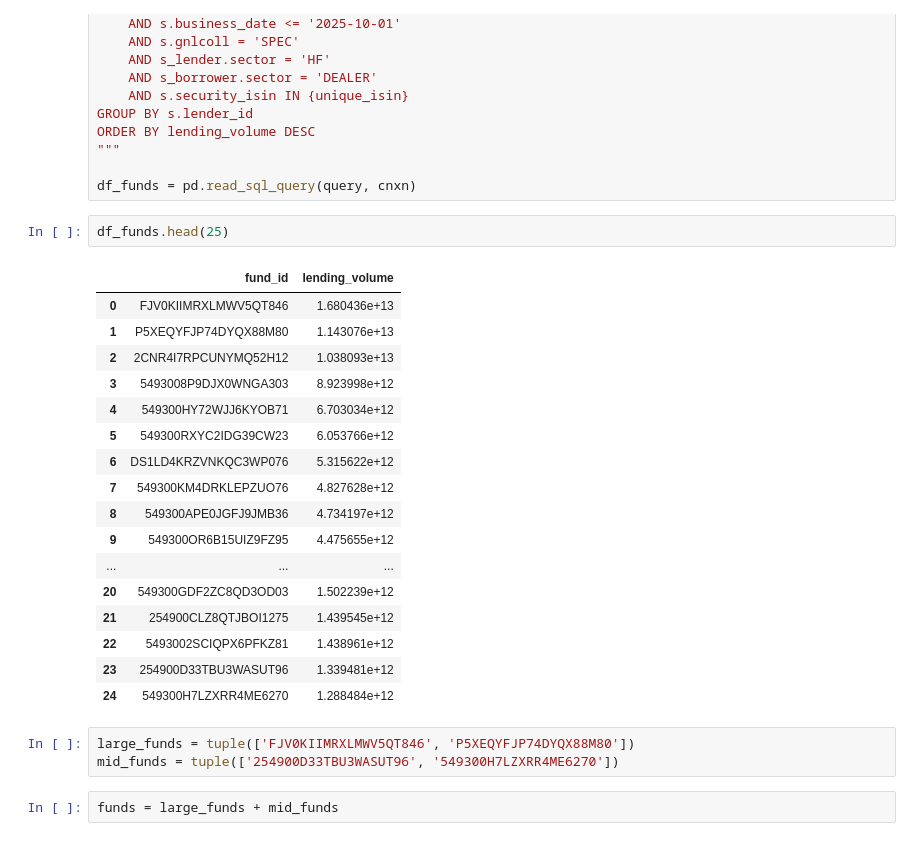
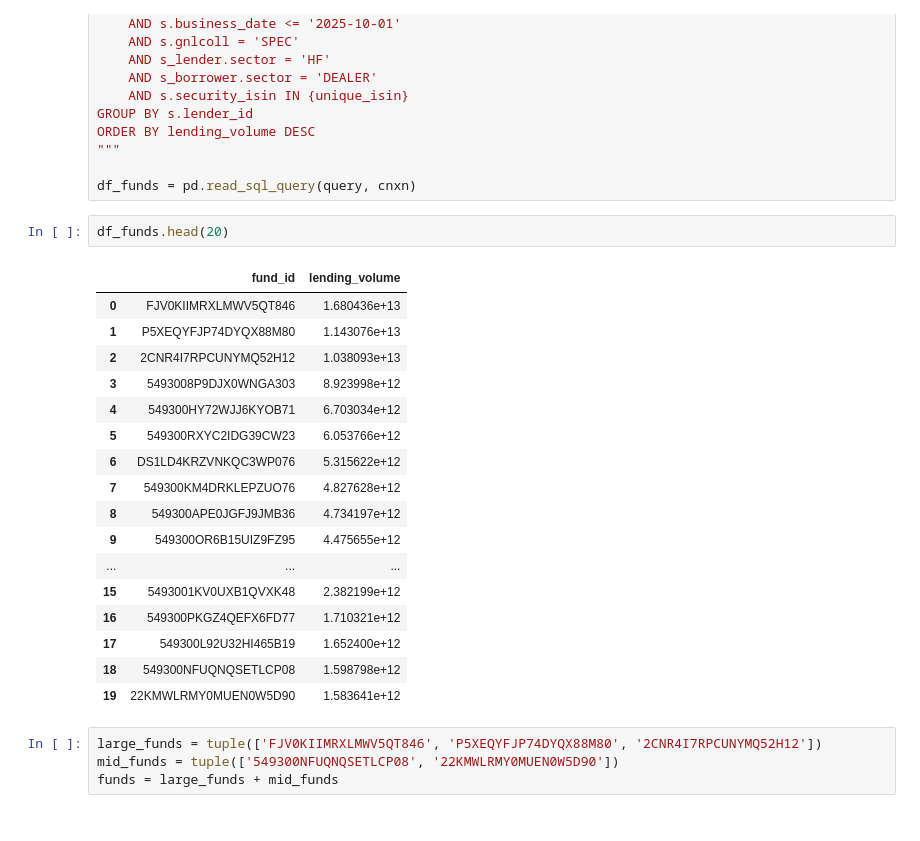
Before and after one commit to FelixHrms/HFStrat, a Jupyter notebook: code/dealer_fragility_descriptives.ipynb, the cells around one changed output. Drawn from its saved outputs; the diff is of its cells as text.

```diff
--- a/code/dealer_fragility_descriptives.ipynb
+++ b/code/dealer_fragility_descriptives.ipynb
@@ -50,27 +50,26 @@ ORDER BY lending_volume DESC
 
 df_funds = pd.read_sql_query(query, cnxn)
 # %%
-df_funds.head(25)
+df_funds.head(20)
 # %% [output]
 |  | fund_id | lending_volume |
 | 0 | FJV0KIIMRXLMWV5QT846 | 1.680436e+13 |
 | 1 | P5XEQYFJP74DYQX88M80 | 1.143076e+13 |
 | 2 | 2CNR4I7RPCUNYMQ52H12 | 1.038093e+13 |
 | 3 | 5493008P9DJX0WNGA303 | 8.923998e+12 |
 | 4 | 549300HY72WJJ6KYOB71 | 6.703034e+12 |
 | 5 | 549300RXYC2IDG39CW23 | 6.053766e+12 |
 | 6 | DS1LD4KRZVNKQC3WP076 | 5.315622e+12 |
 | 7 | 549300KM4DRKLEPZUO76 | 4.827628e+12 |
 | 8 | 549300APE0JGFJ9JMB36 | 4.734197e+12 |
 | 9 | 549300OR6B15UIZ9FZ95 | 4.475655e+12 |
 | ... | ... | ... |
-| 20 | 549300GDF2ZC8QD3OD03 | 1.502239e+12 |
-| 21 | 254900CLZ8QTJBOI1275 | 1.439545e+12 |
-| 22 | 5493002SCIQPX6PFKZ81 | 1.438961e+12 |
-| 23 | 254900D33TBU3WASUT96 | 1.339481e+12 |
-| 24 | 549300H7LZXRR4ME6270 | 1.288484e+12 |
+| 15 | 5493001KV0UXB1QVXK48 | 2.382199e+12 |
+| 16 | 549300PKGZ4QEFX6FD77 | 1.710321e+12 |
+| 17 | 549300L92U32HI465B19 | 1.652400e+12 |
+| 18 | 549300NFUQNQSETLCP08 | 1.598798e+12 |
+| 19 | 22KMWLRMY0MUEN0W5D90 | 1.583641e+12 |
 # %%
-large_funds = tuple(['FJV0KIIMRXLMWV5QT846', 'P5XEQYFJP74DYQX88M80'])
-mid_funds = tuple(['254900D33TBU3WASUT96', '549300H7LZXRR4ME6270'])
+large_funds = tuple(['FJV0KIIMRXLMWV5QT846', 'P5XEQYFJP74DYQX88M80', '2CNR4I7RPCUNYMQ52H12'])
+mid_funds = tuple(['549300NFUQNQSETLCP08', '22KMWLRMY0MUEN0W5D90'])
+funds = large_funds + mid_funds
-# %%
-funds = large_funds + mid_funds
```
Also changed, not shown: parts of 16 cells of this notebook.
